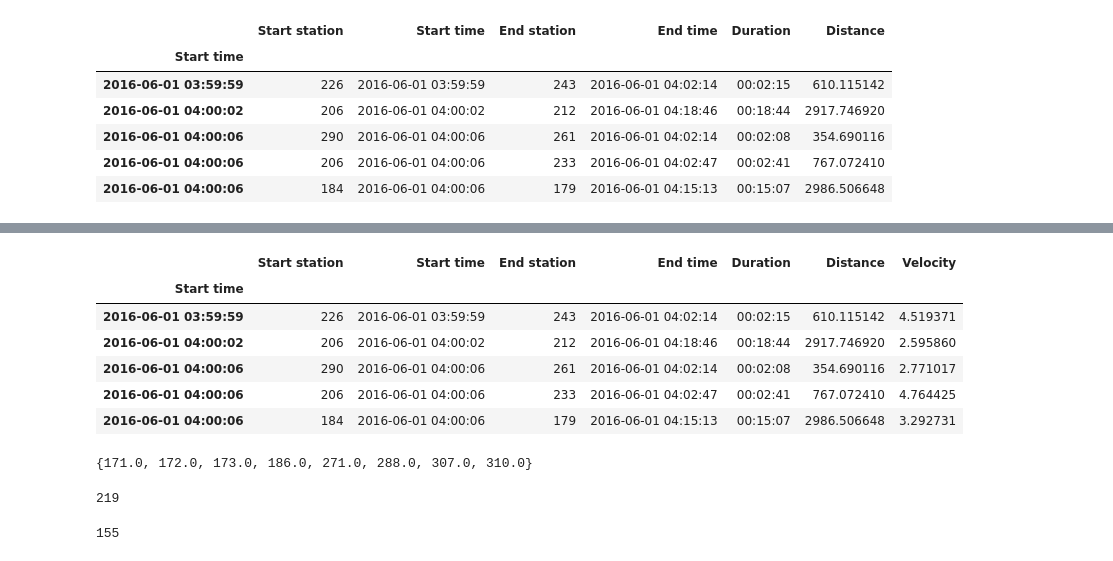
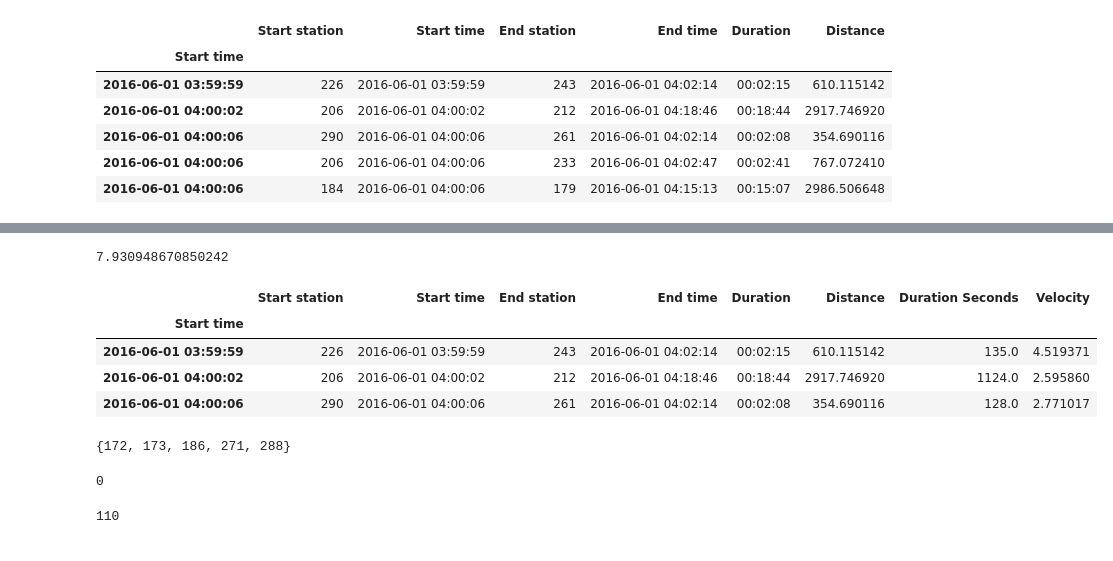
Before and after one commit to jonnor/bike-sharing-oslo, a Jupyter notebook: Oslo.ipynb, the cells around one changed output, grey strips where cells are left out. Saved outputs shown, nothing was run; the diff lists cells and outputs as text; code cells hidden in the pictures.

```diff
--- a/Oslo.ipynb
+++ b/Oslo.ipynb
@@ -243,3 +267,7 @@ subs[:5]
 | 2016-06-01 04:00:06 | 290 | 2016-06-01 04:00:06 | 261 | 2016-06-01 04:02:14 | 00:02:08 | 354.690116 |
 | 2016-06-01 04:00:06 | 206 | 2016-06-01 04:00:06 | 233 | 2016-06-01 04:02:47 | 00:02:41 | 767.072410 |
 | 2016-06-01 04:00:06 | 184 | 2016-06-01 04:00:06 | 179 | 2016-06-01 04:15:13 | 00:15:07 | 2986.506648 |
+# %%
+# Convert from nanoseconds, remove timedelta type
+trips['Duration Seconds'] = pandas.Series(trips['Duration'], dtype='int64').abs() / (1000*1000*1000)
+(trips['Duration Seconds'] / 60).hist(bins=40, range=(1, 60))
@@ -246,19 +288,22 @@ subs[:5]
+# %%
+trips['Velocity'].median() * 3.6
+# %% [output]
+7.930948670850242
 # %%
 # FIXME: use vector division on whole dataframe? Cant be done with timeperiod type though?
 def calculate_velocity(row):
     velocity = row['Distance'] / row['Duration'].total_seconds()
     return velocity
 
-subs['Velocity'] = subs.apply(calculate_velocity, 'columns')
-subs
+#subs['Velocity'] = subs.apply(calculate_velocity, 'columns')
+trips['Velocity'] = trips['Distance'] / trips['Duration Seconds']
+trips[:3]
 # %% [output]
-|  | Start station | Start time | End station | End time | Duration | Distance | Velocity |
-| Start time |  |  |  |  |  |  |  |
-| 2016-06-01 03:59:59 | 226 | 2016-06-01 03:59:59 | 243 | 2016-06-01 04:02:14 | 00:02:15 | 610.115142 | 4.519371 |
-| 2016-06-01 04:00:02 | 206 | 2016-06-01 04:00:02 | 212 | 2016-06-01 04:18:46 | 00:18:44 | 2917.746920 | 2.595860 |
-| 2016-06-01 04:00:06 | 290 | 2016-06-01 04:00:06 | 261 | 2016-06-01 04:02:14 | 00:02:08 | 354.690116 | 2.771017 |
-| 2016-06-01 04:00:06 | 206 | 2016-06-01 04:00:06 | 233 | 2016-06-01 04:02:47 | 00:02:41 | 767.072410 | 4.764425 |
-| 2016-06-01 04:00:06 | 184 | 2016-06-01 04:00:06 | 179 | 2016-06-01 04:15:13 | 00:15:07 | 2986.506648 | 3.292731 |
+|  | Start station | Start time | End station | End time | Duration | Distance | Duration Seconds | Velocity |
+| Start time |  |  |  |  |  |  |  |  |
+| 2016-06-01 03:59:59 | 226 | 2016-06-01 03:59:59 | 243 | 2016-06-01 04:02:14 | 00:02:15 | 610.115142 | 135.0 | 4.519371 |
+| 2016-06-01 04:00:02 | 206 | 2016-06-01 04:00:02 | 212 | 2016-06-01 04:18:46 | 00:18:44 | 2917.746920 | 1124.0 | 2.595860 |
+| 2016-06-01 04:00:06 | 290 | 2016-06-01 04:00:06 | 261 | 2016-06-01 04:02:14 | 00:02:08 | 354.690116 | 128.0 | 2.771017 |
 # %%
 # Find missing station info
 def not_nan(n):
@@ -270,18 +315,18 @@ trip_stations = start_stations | end_stations
 unknown_stations = trip_stations - known_stations
 unknown_stations
 # %% [output]
-{171.0, 172.0, 173.0, 186.0, 271.0, 288.0, 307.0, 310.0}
+{172, 173, 186, 271, 288}
 # %%
 # Trips with missing start/end stations
 missing_start = trips[pandas.isnull(trips['Start station'])]
 missing_end = trips[pandas.isnull(trips['End station'])]
 len(missing_start + missing_end)
 # %% [output]
-219
+0
 # %%
 len(trips['End station'].unique())
 # %% [output]
-155
+110
 # %%
 from mpl_toolkits.basemap import Basemap
 import numpy as np
```
Also changed, not shown: parts of 14 cells of this notebook, 1 other file.
